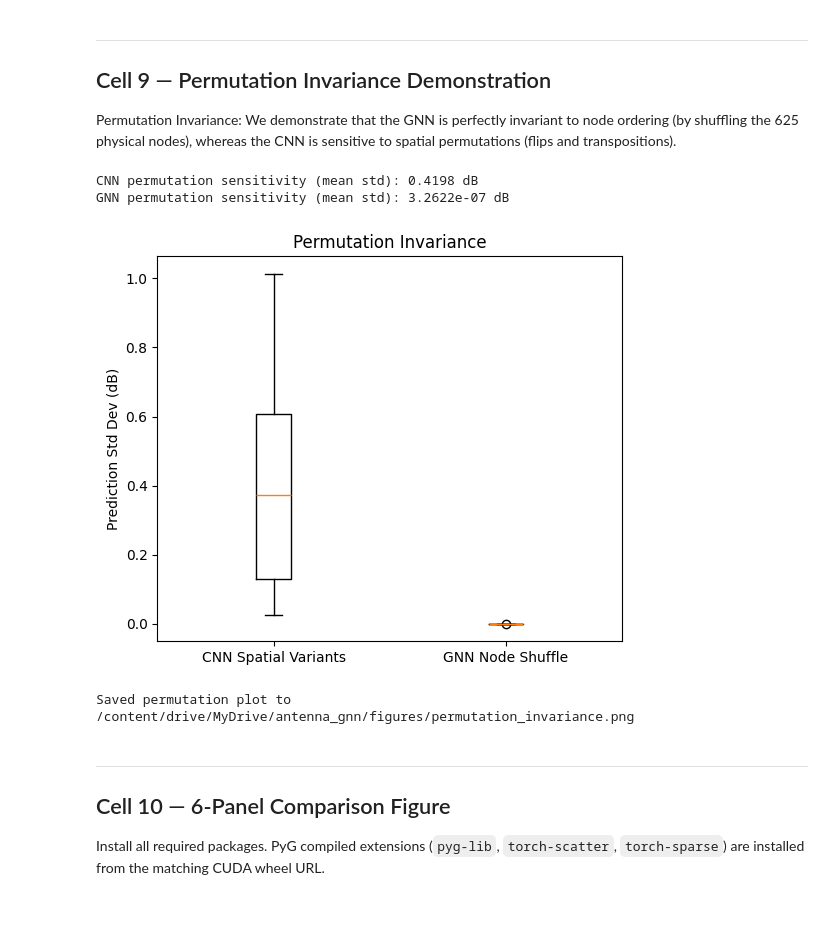
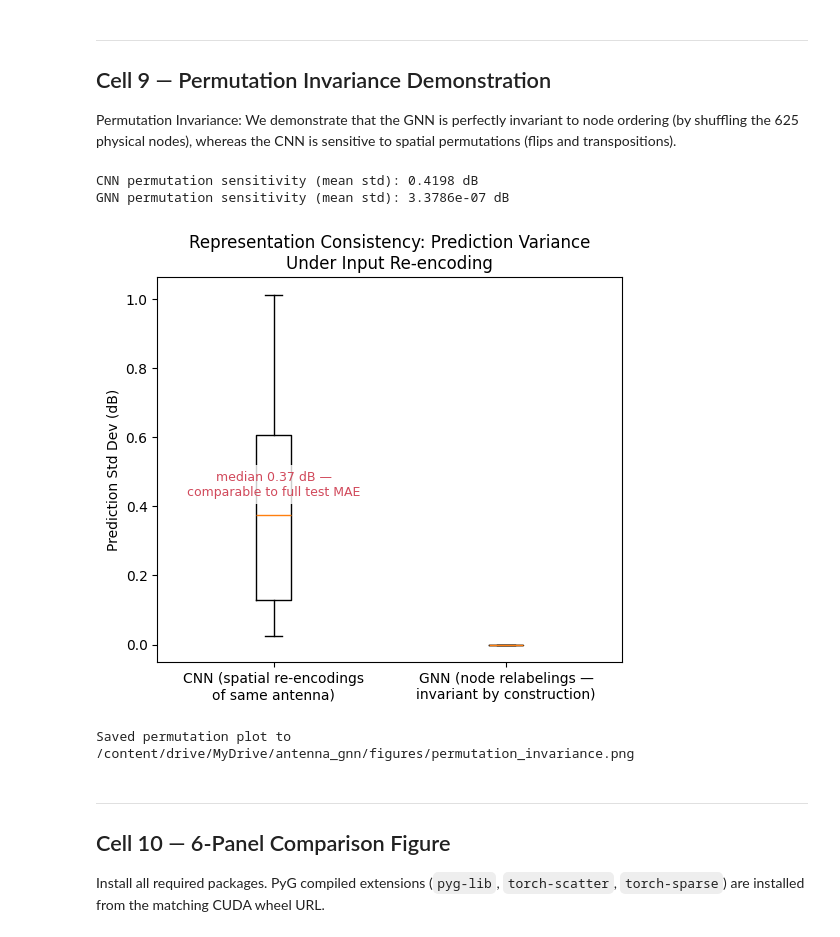
Before and after one commit to asparagusD/antenna_gnn, a Jupyter notebook: notebooks/chunk08_evaluation.ipynb, the cells around one changed output. Drawn from its saved outputs; the diff is of its cells as text; code cells hidden in the pictures; blank space fills up the shorter version.

```diff
--- a/notebooks/chunk08_evaluation.ipynb
+++ b/notebooks/chunk08_evaluation.ipynb
@@ -200,7 +200,7 @@ os.makedirs(dst_dir, exist_ok=True)
 if not os.path.exists(done_marker):
     # Changed zip_path to point to DATA_ROOT (Google Drive) instead of REPO_ROOT
     zip_path = f'{DATA_ROOT}/data/processed/processed_{N}x{N}.zip'
-    print(f'Unzipping {zip_path} → {dst_dir} ...')
+    print(f'Unzipping {zip_path} \u2192 {dst_dir} ...')
     with zipfile.ZipFile(zip_path, 'r') as zf:
         pt_members = [m for m in zf.namelist() if m.endswith('.pt')]
         for member in tqdm(pt_members, desc=f'{N}x{N} unzip', unit='file'):
@@ -247,7 +247,7 @@ print(f'Test split: {len(test_indices)} samples (25x25 only)')
 
 ds_full = LocalGraphDataset(25, s11_mean, s11_std)
 test_dataset = SubsetDataset(test_indices, ds_full)
-test_loader = DataLoader(test_dataset, batch_size=64, shuffle=False, num_workers=2, pin_memory=True)
+test_loader = DataLoader(test_dataset, batch_size=64, shuffle=False, num_workers=0, pin_memory=True)
 
 all_y_true = []
 all_y_pred_gnn = []
@@ -507,39 +928,49 @@ with torch.no_grad():
         preds_gnn = []
         # append original prediction first
         preds_gnn.append((gnn_model(Batch.from_data_list([graph_orig]).to(device)).cpu() * s11_std + s11_mean).numpy()[0])
 
         for _ in range(7):
             perm = torch.randperm(625)
             full_perm = torch.cat([perm, torch.tensor([625])]) # add virtual node back
 
             shuffled_x = graph_orig.x[full_perm]
             # inverse permutation to fix edge_index
             inv_perm = torch.empty_like(full_perm)
             inv_perm[full_perm] = torch.arange(626)
 
             shuffled_edge_index = inv_perm[graph_orig.edge_index]
             shuffled_graph = Data(x=shuffled_x, edge_index=shuffled_edge_index, edge_attr=graph_orig.edge_attr)
 
             pred_g = (gnn_model(Batch.from_data_list([shuffled_graph]).to(device)).cpu() * s11_std + s11_mean).numpy()[0]
             preds_gnn.append(pred_g)
 
         gnn_stds.append(np.std(np.stack(preds_gnn), axis=0).mean())
 
 print(f"CNN permutation sensitivity (mean std): {np.mean(cnn_stds):.4f} dB")
 print(f"GNN permutation sensitivity (mean std): {np.mean(gnn_stds):.4e} dB")
 
-plt.figure(figsize=(6, 5))
-plt.boxplot([cnn_stds, gnn_stds], labels=['CNN Spatial Variants', 'GNN Node Shuffle'])
-plt.ylabel('Prediction Std Dev (dB)')
-plt.title('Permutation Invariance')
+median_cnn_std = np.median(cnn_stds)
+
+fig, ax = plt.subplots(figsize=(6, 5))
+bp = ax.boxplot([cnn_stds, gnn_stds],
+                labels=['CNN (spatial re-encodings\nof same antenna)',
+                        'GNN (node relabelings —\ninvariant by construction)'])
+ax.set_ylabel('Prediction Std Dev (dB)')
+ax.set_title('Representation Consistency: Prediction Variance\nUnder Input Re-encoding')
+
+# Annotate CNN median
+ax.text(1, median_cnn_std * 1.15, f'median {median_cnn_std:.2f} dB —\ncomparable to full test MAE',
+        ha='center', fontsize=9, color='#d1495b',
+        bbox=dict(facecolor='white', alpha=0.8, edgecolor='none'))
+
 fig_path = f'{DATA_ROOT}/figures/permutation_invariance.png'
 plt.savefig(fig_path, dpi=300, bbox_inches='tight')
 plt.show()
 print(f"Saved permutation plot to {fig_path}")
 # %% [output]
 CNN permutation sensitivity (mean std): 0.4198 dB
-GNN permutation sensitivity (mean std): 3.2622e-07 dB
+GNN permutation sensitivity (mean std): 3.3786e-07 dB
-[figure, old version]
+[figure, new version]
 Saved permutation plot to /content/drive/MyDrive/antenna_gnn/figures/permutation_invariance.png
 # %% [markdown]
 ---
```
Also changed, not shown: parts of 14 cells of this notebook, 1 other file.
